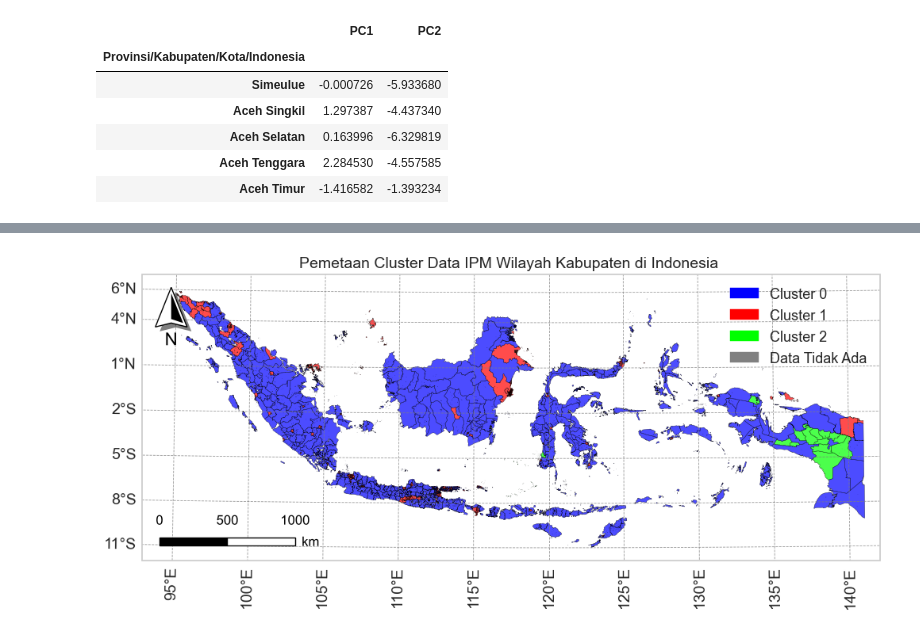
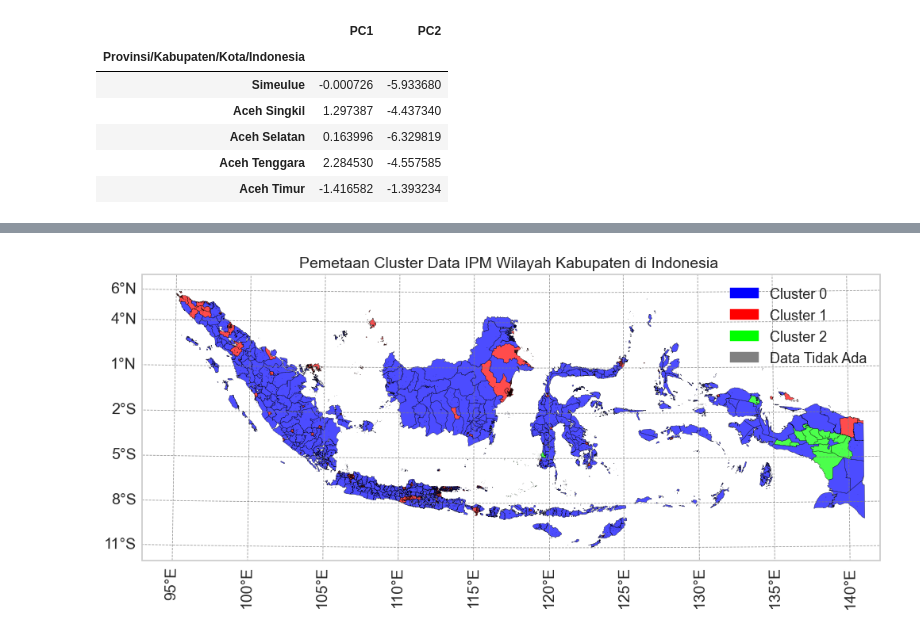
Before and after one commit to VincentWu503/535240039_UAS_ML, a Jupyter notebook: 535240039.ipynb, the cells around one changed output, grey strips where cells are left out. Saved outputs shown, nothing was run; the diff lists cells and outputs as text; code cells hidden in the pictures.

```diff
--- a/535240039.ipynb
+++ b/535240039.ipynb
@@ -467,6 +480,9 @@ from cartopy.mpl. gridliner import LONGITUDE_FORMATTER, LATITUDE_FORMATTER
 from matplotlib_map_utils.core.north_arrow import NorthArrow, north_arrow
 from matplotlib_map_utils.core.scale_bar import ScaleBar, scale_bar
 import matplotlib.patches as mpatches
+
+warnings.filterwarnings('ignore')
+excel_path = 'datasets/535240039.xlsx'
 
 indo_crs = ccrs.AlbersEqualArea(
     central_longitude=120,
@@ -478,6 +494,7 @@ ax = plt.axes(projection=indo_crs)
 
 ax.set_extent([93, 142, -12, 7], crs=ccrs.PlateCarree())
 
+# https://www.indonesia-geospasial.com/2020/04/download-shapefile-shp-batas.html
 gdf = gpd.read_file("shp\BATAS KABUPATEN KOTA DESEMBER 2019 DUKCAPIL.shp")
 
 gdf = gdf.iloc[1:]
@@ -486,11 +503,18 @@ gdf = gdf.to_crs(indo_crs)
 
 df_visualize = df.iloc[:-1]
 
-kab_kota_pair  = pd.read_excel('datasets/535240039.xlsx', sheet_name='Penyesuaian_IndoGeospasial')
+kab_kota_pair  = pd.read_excel(excel_path, sheet_name='Penyesuaian_IndoGeospasial')
 
 kamus_penyesuaian = kab_kota_pair.set_index('KAB_KOTA_BPS')['KAB_KOTA'].to_dict()
 
-df_visualize['Cluster'] = kmeans_results[1] #hasil terbaik
+df_visualize['Cluster'] = kmeans_results[1] # hasil terbaik
+
+if os.path.isfile(excel_path):
+    with pd.ExcelWriter(excel_path, mode='a', if_sheet_exists='replace') as writer:
+        df_visualize.to_excel(writer, sheet_name='Hasil', index=True)
+else:
+    df_visualize.to_excel(excel_path, sheet_name='Hasil', index=True)
+
 df_reset = df_visualize.reset_index()
 df_reset['Provinsi/Kabupaten/Kota/Indonesia'] = df_reset['Provinsi/Kabupaten/Kota/Indonesia'].replace(kamus_penyesuaian)
 
@@ -526,44 +550,35 @@ gl.ylocator = mticker.FixedLocator(
     [-14, -11, -8, -5, -2, 1, 4, 6, 8]
 )
 
 gl.xformatter = LONGITUDE_FORMATTER
 gl.yformatter = LATITUDE_FORMATTER
 
 gl.top_labels = False
 gl.right_labels = False
 gl.xlabel_style = {"size": 14}
 gl.ylabel_style = {"size": 14}
 
 # Menambahkan legenda kustom
 
 blue_patch = mpatches.Patch(color='blue', label='Cluster 0')
 red_patch = mpatches.Patch(color='red', label='Cluster 1')
 lime_patch = mpatches.Patch(color='lime', label='Cluster 2')
 
 gray_patch = mpatches.Patch(color='gray', label='Data Tidak Ada')
 plt.legend(handles=[blue_patch, red_patch, lime_patch, gray_patch], loc='upper right',fontsize=13)
 
-#Menambahkan North Arrow
-north_arrow(
-    ax, location="upper left", rotation={"crs":indo_crs, "reference": "center"}
-)
-#Menambahkan scale bar
-scale_bar(
-    ax, location="lower left", style="boxes", bar={"projection": indo_crs, "unit": "km"}
-)
-
 # Tambahkan judul dan label
 plt.title("Pemetaan Cluster Data IPM Wilayah Kabupaten di Indonesia ", fontsize=14)
 plt.xlabel("Longitude", fontsize=16)
 plt.ylabel("Latitude", fontsize=16)
 plt.xticks(fontsize=16)
 plt.yticks(fontsize=16)
 
-plt.savefig('images/map.png', dpi=480)
+plt.savefig('images/map.png', dpi=540)
 
 plt.show()
 # %% [output]
-[figure, old version]
+[figure, new version]
 # %%
 import warnings
 warnings.filterwarnings('ignore', category=FutureWarning)
```
Also changed, not shown: parts of 12 cells of this notebook, 6 other files.
